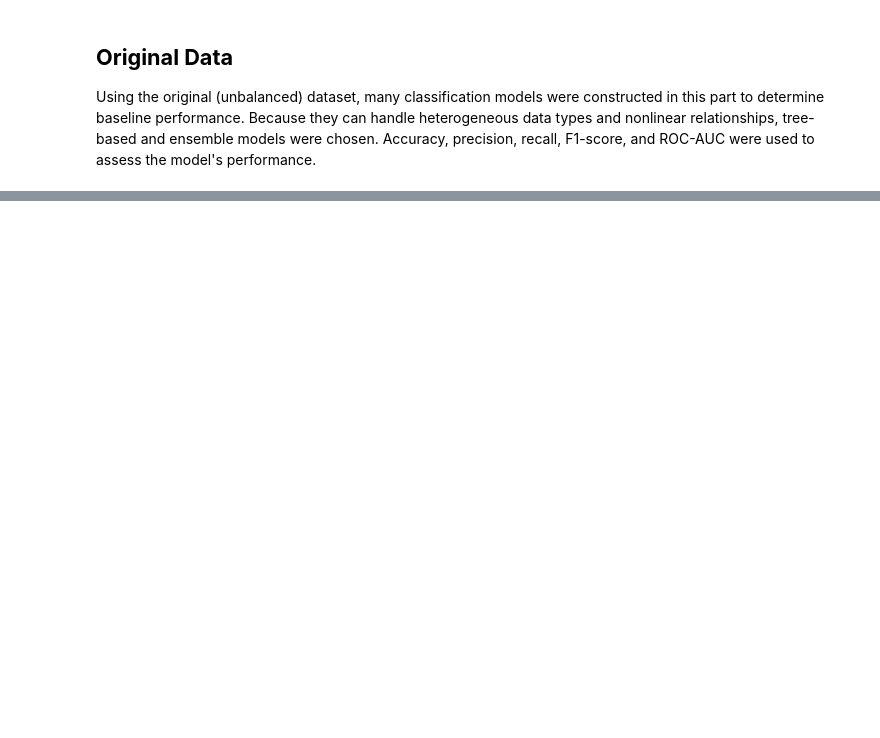
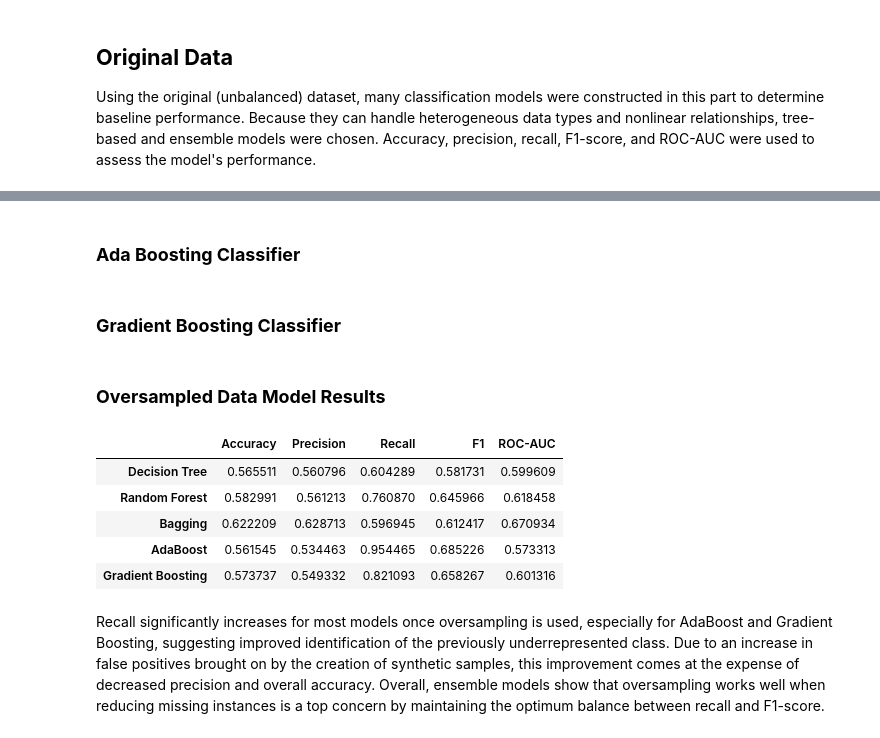
Before and after one commit to rburjanr/UT-Austin-Projects, a Jupyter notebook: EasyVisa/RahulBurjanroppaProject_Full_Code_Notebook_EasyVisa.ipynb, the cells around one changed output, grey strips where cells are left out. Saved outputs shown, nothing was run; the diff lists cells and outputs as text; code cells hidden in the pictures; blank space fills up the shorter version.

```diff
--- a/EasyVisa/RahulBurjanroppaProject_Full_Code_Notebook_EasyVisa.ipynb
+++ b/EasyVisa/RahulBurjanroppaProject_Full_Code_Notebook_EasyVisa.ipynb
@@ -400,0 +440,11 @@ MemoryError: Unable to allocate 1.93 GiB for an array with shape (25479, 20384)
+# %%
+smote = SMOTE(random_state=42)
+Xr_over, yr_over = smote.fit_resample(X_reduced, y)
+# %%
+Xr_train_over, Xr_test_over, yr_train_over, yr_test_over = train_test_split(
+    Xr_over,
+    yr_over,
+    test_size=0.2,
+    stratify=yr_over,
+    random_state=42
+)
@@ -400,0 +513,2 @@ MemoryError: Unable to allocate 1.93 GiB for an array with shape (25479, 20384)
+# %% [markdown]
+### **Ada Boosting Classifier**
@@ -400,0 +533,45 @@ MemoryError: Unable to allocate 1.93 GiB for an array with shape (25479, 20384)
+# %% [markdown]
+### **Gradient Boosting Classifier**
+# %%
+gb_over = GradientBoostingClassifier(
+    n_estimators=50,
+    max_depth=3,
+    learning_rate=0.1,
+    random_state=42
+)
+
+gb_over.fit(Xr_train_over, yr_train_over)
+
+gb_over_results = {
+    "Accuracy": accuracy_score(yr_test_over, gb_over.predict(Xr_test_over)),
+    "Precision": precision_score(yr_test_over, gb_over.predict(Xr_test_over)),
+    "Recall": recall_score(yr_test_over, gb_over.predict(Xr_test_over)),
+    "F1": f1_score(yr_test_over, gb_over.predict(Xr_test_over)),
+    "ROC-AUC": roc_auc_score(
+        yr_test_over, gb_over.predict_proba(Xr_test_over)[:, 1]
+    )
+}
+# %% [markdown]
+### **Oversampled Data Model Results**
+# %%
+results_oversampled_df = pd.DataFrame.from_dict(
+    {
+        "Decision Tree": dt_over_results,
+        "Random Forest": rf_over_results,
+        "Bagging": bag_over_results,
+        "AdaBoost": ada_over_results,
+        "Gradient Boosting": gb_over_results
+    },
+    orient="index"
+)
+
+results_oversampled_df
+# %% [output]
+|  | Accuracy | Precision | Recall | F1 | ROC-AUC |
+| Decision Tree | 0.565511 | 0.560796 | 0.604289 | 0.581731 | 0.599609 |
+| Random Forest | 0.582991 | 0.561213 | 0.760870 | 0.645966 | 0.618458 |
+| Bagging | 0.622209 | 0.628713 | 0.596945 | 0.612417 | 0.670934 |
+| AdaBoost | 0.561545 | 0.534463 | 0.954465 | 0.685226 | 0.573313 |
+| Gradient Boosting | 0.573737 | 0.549332 | 0.821093 | 0.658267 | 0.601316 |
+# %% [markdown]
+Recall significantly increases for most models once oversampling is used, especially for AdaBoost and Gradient Boosting, suggesting improved identification of the previously underrepresented class. Due to an increase in false positives brought on by the creation of synthetic samples, this improvement comes at the expense of decreased precision and overall accuracy. Overall, ensemble models show that oversampling works well when reducing missing instances is a top concern by maintaining the optimum balance between recall and F1-score.
```
Also changed, not shown: parts of 66 cells of this notebook, 14 other files.
